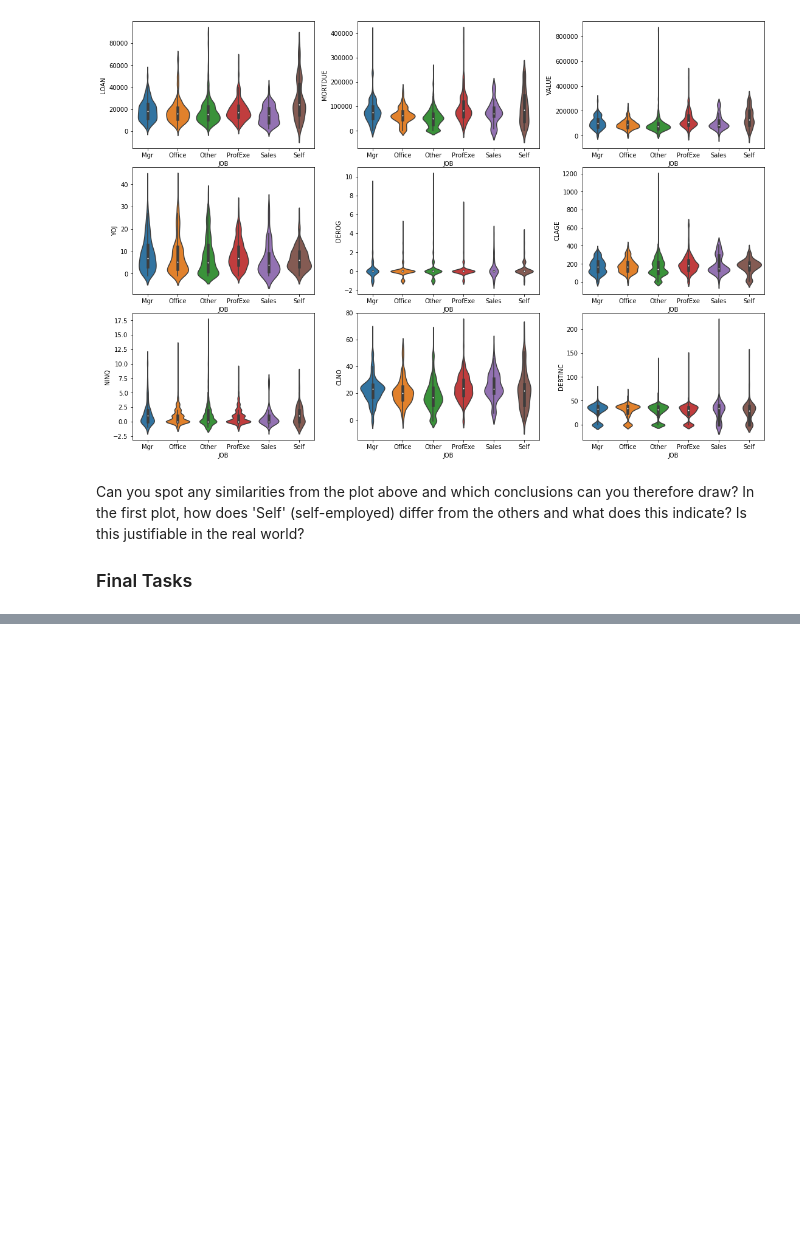
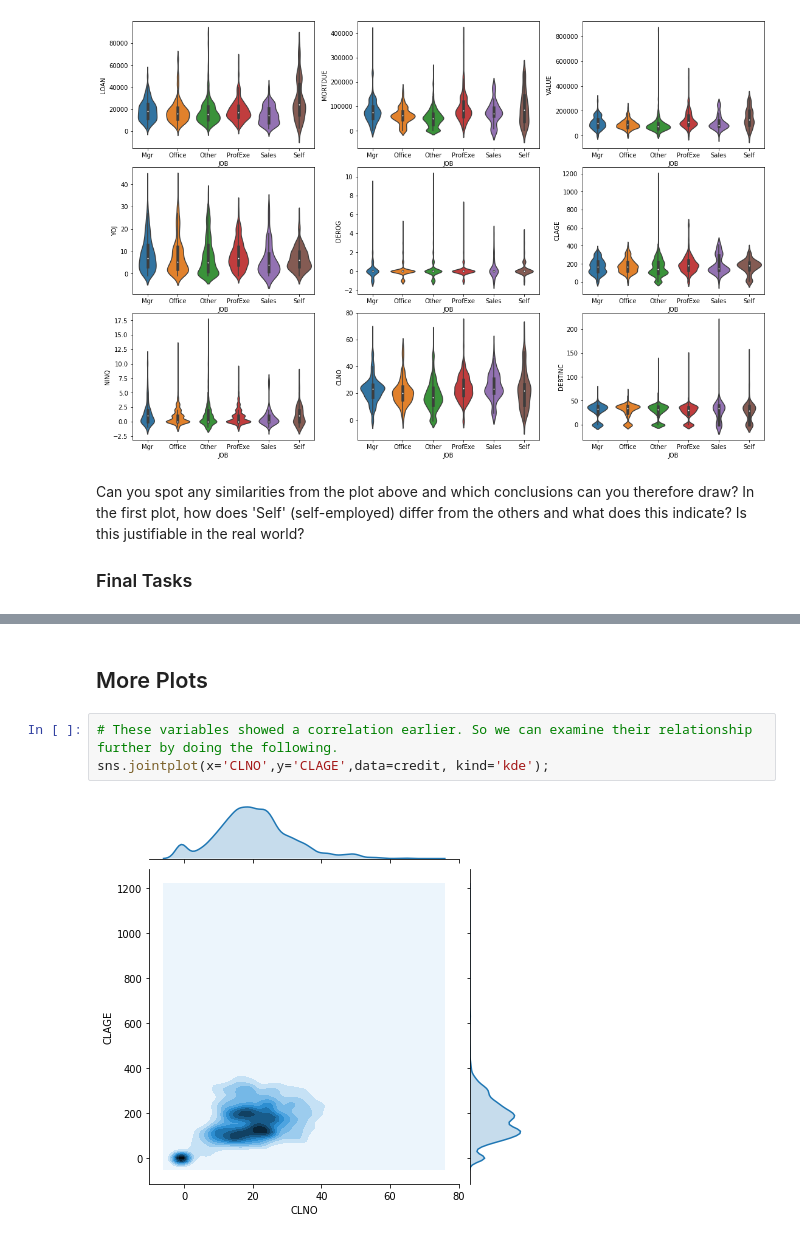
Before and after one commit to wiebkepeters/IS-HU-Berlin, a Jupyter notebook: AdamsEDA.ipynb, the cells around one changed output, grey strips where cells are left out. Cells and saved outputs as stored; diff of their text form; blank space fills up the shorter version.

```diff
--- a/AdamsEDA.ipynb
+++ b/AdamsEDA.ipynb
@@ -414,3 +424,10 @@ creditnew.head()
 | 2 | True | HomeImp | Other | -1.526606 | -1.138769 | -1.421714 | -0.524030 | -0.118334 | -0.267266 | -0.226220 | 0.000571 | ... |
 | 3 | True | DebtCon | Other | -1.526606 | -1.424276 | -1.707224 | -1.168611 | -1.239592 | -1.133918 | -1.850350 | -1.134248 | ... |
 | 4 | False | HomeImp | Office | -1.508759 | 0.643929 | 0.207479 | -0.652946 | -0.118334 | -0.267266 | -0.832120 | -0.566838 | ... |
+# %% [markdown]
+## More Plots
+# %%
+# These variables showed a correlation earlier. So we can examine their relationship further by doing the following.
+sns.jointplot(x='CLNO',y='CLAGE',data=credit, kind='kde');
+# %% [output]
+[figure, added]
```
Also changed, not shown: parts of 6 cells of this notebook.
